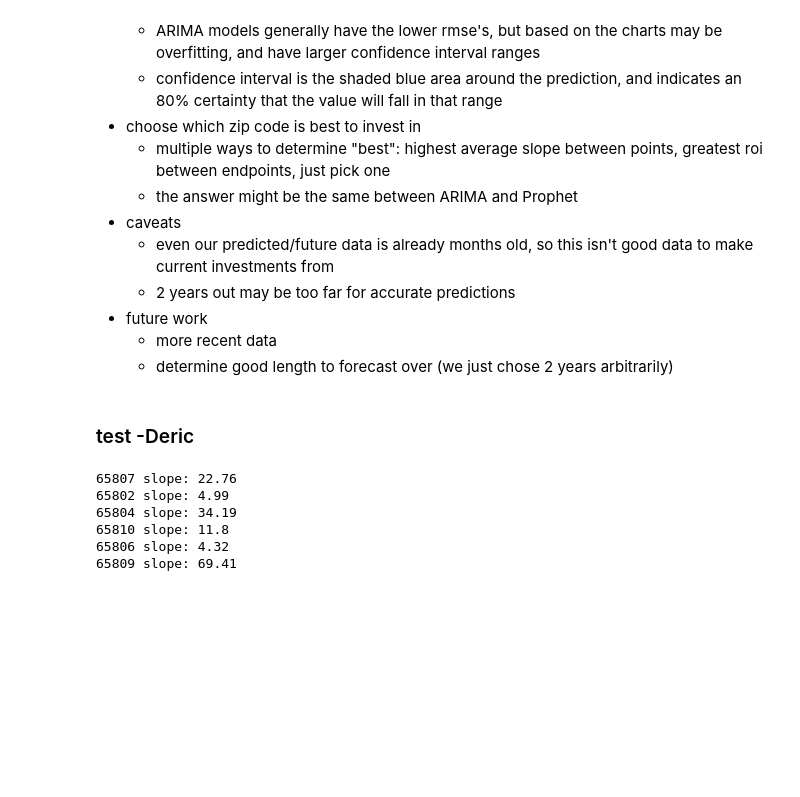
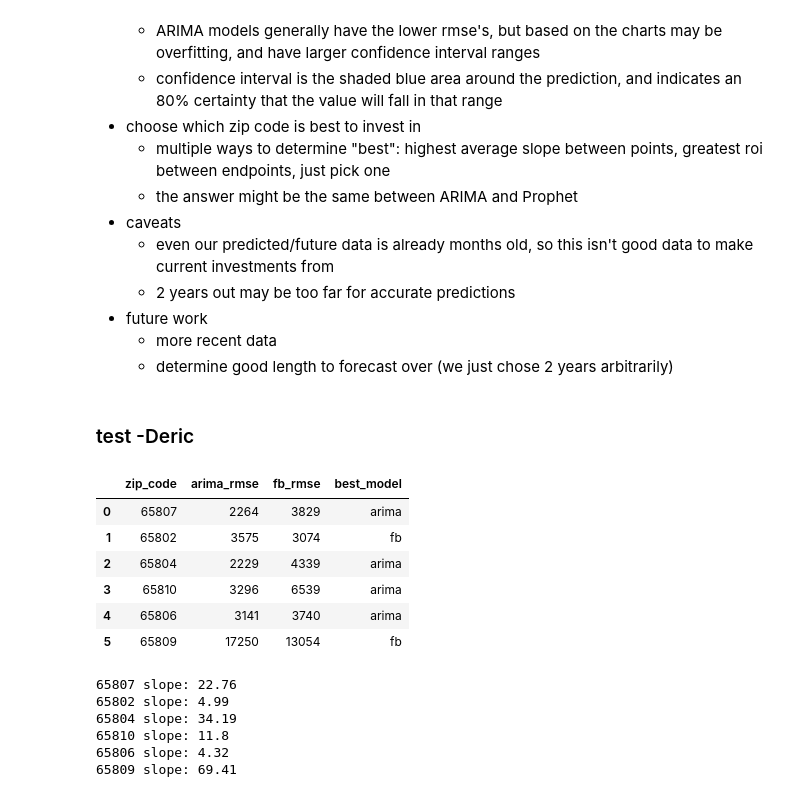
Before and after one commit to tjkim614/springfield_housing_analysis, a Jupyter notebook: 4-Analysis.ipynb, the cells around one changed output. Drawn from its saved outputs; the diff is of its cells as text; code cells hidden in the pictures; blank space fills up the shorter version.

```diff
--- a/4-Analysis.ipynb
+++ b/4-Analysis.ipynb
@@ -65,6 +65,31 @@ todo:
     - determine good length to forecast over (we just chose 2 years arbitrarily)
 # %% [markdown]
 ### test -Deric
+# %%
+arima_rmses = pd.read_csv('data/arima_rmses.csv', index_col=0)
+fb_rmses = pd.read_csv('data/fb_rmses.csv', index_col=0)
+fb_rmses.drop(columns=['zip_code'], inplace=True)
+# %%
+df_rmse = pd.concat([arima_rmses, fb_rmses], axis=1)
+# %%
+def best_model(row):
+    if row['arima_rmse'] < row['fb_rmse']:
+        val = 'arima'
+    else:
+        val = 'fb'
+    return val
+
+df_rmse['best_model'] = df_rmse.apply(best_model, axis=1)
+# %%
+df_rmse
+# %% [output]
+|  | zip_code | arima_rmse | fb_rmse | best_model |
+| 0 | 65807 | 2264 | 3829 | arima |
+| 1 | 65802 | 3575 | 3074 | fb |
+| 2 | 65804 | 2229 | 4339 | arima |
+| 3 | 65810 | 3296 | 6539 | arima |
+| 4 | 65806 | 3141 | 3740 | arima |
+| 5 | 65809 | 17250 | 13054 | fb |
 # %%
 from scipy import stats
 import datetime as dt
```
Also changed, not shown: 5 other files.
